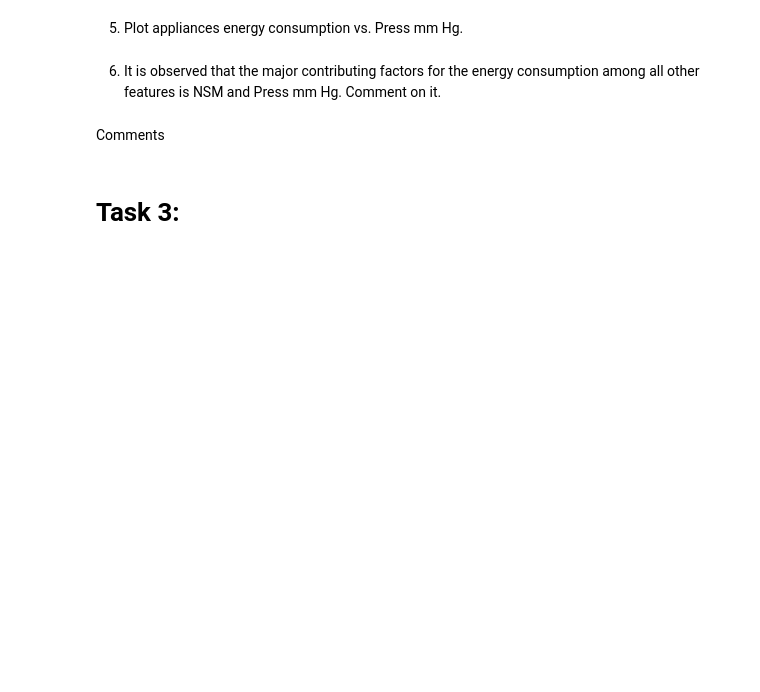
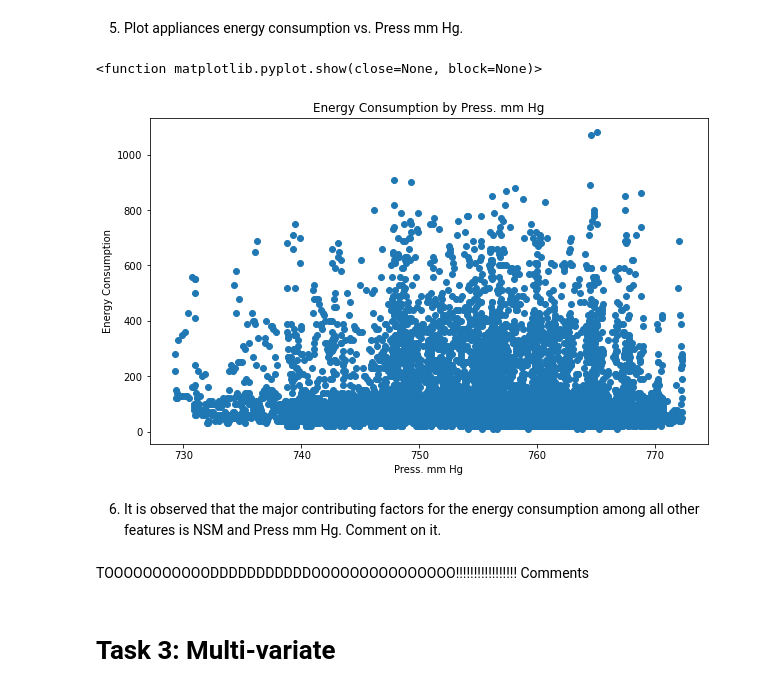
Before and after one commit to natbut/me592-nlbutler, a Jupyter notebook: Assn01_NButler.ipynb, the cells around one changed output. Cells and saved outputs as stored; diff of their text form; code cells hidden in the pictures; blank space fills up the shorter version.

```diff
--- a/Assn01_NButler.ipynb
+++ b/Assn01_NButler.ipynb
@@ -208,8 +248,18 @@ plt.show()
 # %% [markdown]
 5. Plot appliances energy consumption vs. Press mm Hg.
+# %%
+plt.figure(figsize=(10,6))
+plt.scatter(df['Press_mm_hg'].values, df['Appliances'].values)
+plt.ylabel('Energy Consumption')
+plt.xlabel('Press. mm Hg')
+plt.title('Energy Consumption by Press. mm Hg')
+plt.show
+# %% [output]
+<function matplotlib.pyplot.show(close=None, block=None)>
+[figure, added]
 # %% [markdown]
 6. It is observed that the major contributing factors for the energy consumption among all other features is NSM and Press mm Hg. Comment on it.
 # %% [markdown]
-Comments
+TOOOOOOOOOOODDDDDDDDDDDOOOOOOOOOOOOOOO!!!!!!!!!!!!!!!!!    Comments
 # %% [markdown]
-# Task 3:
+# Task 3: Multi-variate
```
Also changed, not shown: parts of 9 cells of this notebook.
